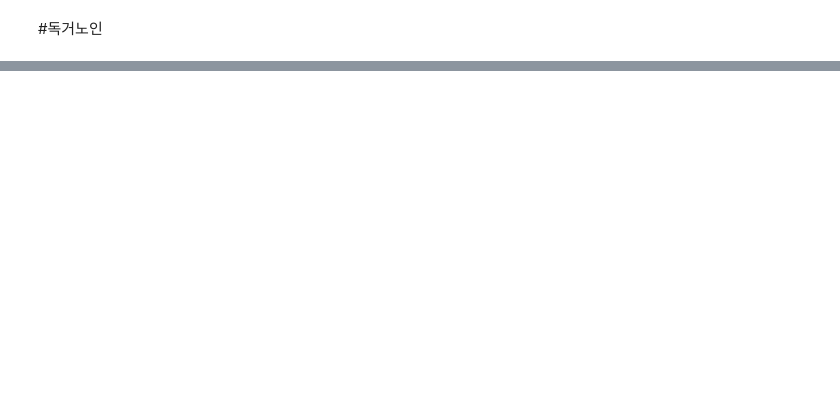
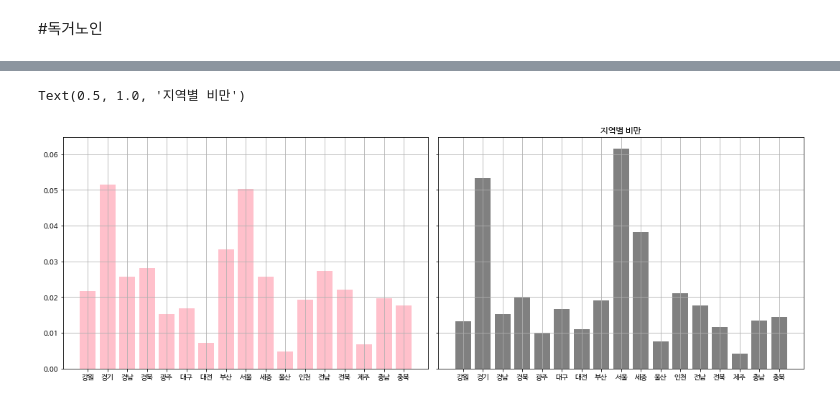
Before and after one commit to amthreeh/healthnutrition, a Jupyter notebook: [hr]_elderly_people.ipynb, the cells around one changed output, grey strips where cells are left out. Drawn from its saved outputs; the diff is of its cells as text; code cells hidden in the pictures; blank space fills up the shorter version.

```diff
--- a/[hr]_elderly_people.ipynb
+++ b/[hr]_elderly_people.ipynb
@@ -314,0 +279,6 @@ region_df.loc[region_df['region']==1, 'region']
+# %%
+for i in range(len(nu_column)):
+  feature = nu_column[i]
+  feature1 = region_old_g.groupby('region')[feature].mean()
+  feature2 = region_not_old_g.groupby('region')[feature].mean()
+  bar_chart(feature1, feature2)
@@ -314,0 +305,40 @@ region_df.loc[region_df['region']==1, 'region']
+# %%
+fat_r = region_old_g[region_old_g['비만']==1].groupby('region')['비만'].size()/len(region_old_g['region'])
+hypt_r = region_old_g[region_old_g['고혈압']==1].groupby('region')['고혈압'].size()/len(region_old_g['region'])
+dia_r = region_old_g[region_old_g['당뇨병']==1].groupby('region')['당뇨병'].size()/len(region_old_g['region'])
+hycl_r = region_old_g[region_old_g['고콜레스테롤혈증']==1].groupby('region')['고콜레스테롤혈증'].size()/len(region_old_g['region'])
+hyft_r = region_old_g[region_old_g['고중성지방혈증']==1].groupby('region')['고중성지방혈증'].size()/len(region_old_g['region'])
+Bt_r = region_old_g[region_old_g['B형간염']==1].groupby('region')['B형간염'].size()/len(region_old_g['region'])
+anem_r = region_old_g[region_old_g['빈혈']==1].groupby('region')['빈혈'].size()/len(region_old_g['region'])
+stroke_r = region_old_g[region_old_g['뇌졸중']==1].groupby('region')['뇌졸중'].size()/len(region_old_g['region'])
+myin_r = region_old_g[region_old_g['협심증또는심근경색증']==1].groupby('region')['협심증또는심근경색증'].size()/len(region_old_g['region'])
+asth_r = region_old_g[region_old_g['천식']==1].groupby('region')['천식'].size()/len(region_old_g['region'])
+ato_r = region_old_g[region_old_g['아토피피부염']==1].groupby('region')['아토피피부염'].size()/len(region_old_g['region'])
+oste_r = region_old_g[region_old_g['골관절염']==1].groupby('region')['골관절염'].size()/len(region_old_g['region'])
+depression_r = region_old_g[region_old_g['우울증']==1].groupby('region')['우울증'].size()/len(region_old_g['region'])
+# %%
+fat_r_not = region_not_old_g[region_not_old_g['비만']==1].groupby('region')['비만'].size()/len(region_not_old_g['region'])
+hypt_r_not = region_not_old_g[region_not_old_g['고혈압']==1].groupby('region')['고혈압'].size()/len(region_not_old_g['region'])
+dia_r_not = region_not_old_g[region_not_old_g['당뇨병']==1].groupby('region')['당뇨병'].size()/len(region_not_old_g['region'])
+hycl_r_not = region_not_old_g[region_not_old_g['고콜레스테롤혈증']==1].groupby('region')['고콜레스테롤혈증'].size()/len(region_not_old_g['region'])
+hyft_r_not = region_not_old_g[region_not_old_g['고중성지방혈증']==1].groupby('region')['고중성지방혈증'].size()/len(region_not_old_g['region'])
+Bt_r_not = region_not_old_g[region_not_old_g['B형간염']==1].groupby('region')['B형간염'].size()/len(region_not_old_g['region'])
+anem_r_not = region_not_old_g[region_not_old_g['빈혈']==1].groupby('region')['빈혈'].size()/len(region_not_old_g['region'])
+stroke_r_not = region_not_old_g[region_not_old_g['뇌졸중']==1].groupby('region')['뇌졸중'].size()/len(region_not_old_g['region'])
+myin_r_not = region_not_old_g[region_not_old_g['협심증또는심근경색증']==1].groupby('region')['협심증또는심근경색증'].size()/len(region_not_old_g['region'])
+asth_r_not = region_not_old_g[region_not_old_g['천식']==1].groupby('region')['천식'].size()/len(region_not_old_g['region'])
+ato_r_not = region_not_old_g[region_not_old_g['아토피피부염']==1].groupby('region')['아토피피부염'].size()/len(region_not_old_g['region'])
+oste_r_not = region_not_old_g[region_not_old_g['골관절염']==1].groupby('region')['골관절염'].size()/len(region_not_old_g['region'])
+depression_r_not = region_not_old_g[region_not_old_g['우울증']==1].groupby('region')['우울증'].size()/len(region_not_old_g['region'])
+# %%
+def bar_plot(feature1, feature2):
+  fig, axes = plt.subplots(1, 2, figsize=(15, 5), sharey=True)
+  axes[0].bar(feature1.index, feature1, color='pink')
+  axes[1].bar(feature2.index, feature2, color='grey')
+  plt.tight_layout()
+# %%
+bar_plot(fat_r, fat_r_not)
+plt.title("지역별 비만")
+# %% [output]
+Text(0.5, 1.0, '지역별 비만')
+[figure, added]
```
Also changed, not shown: parts of 58 cells of this notebook.
